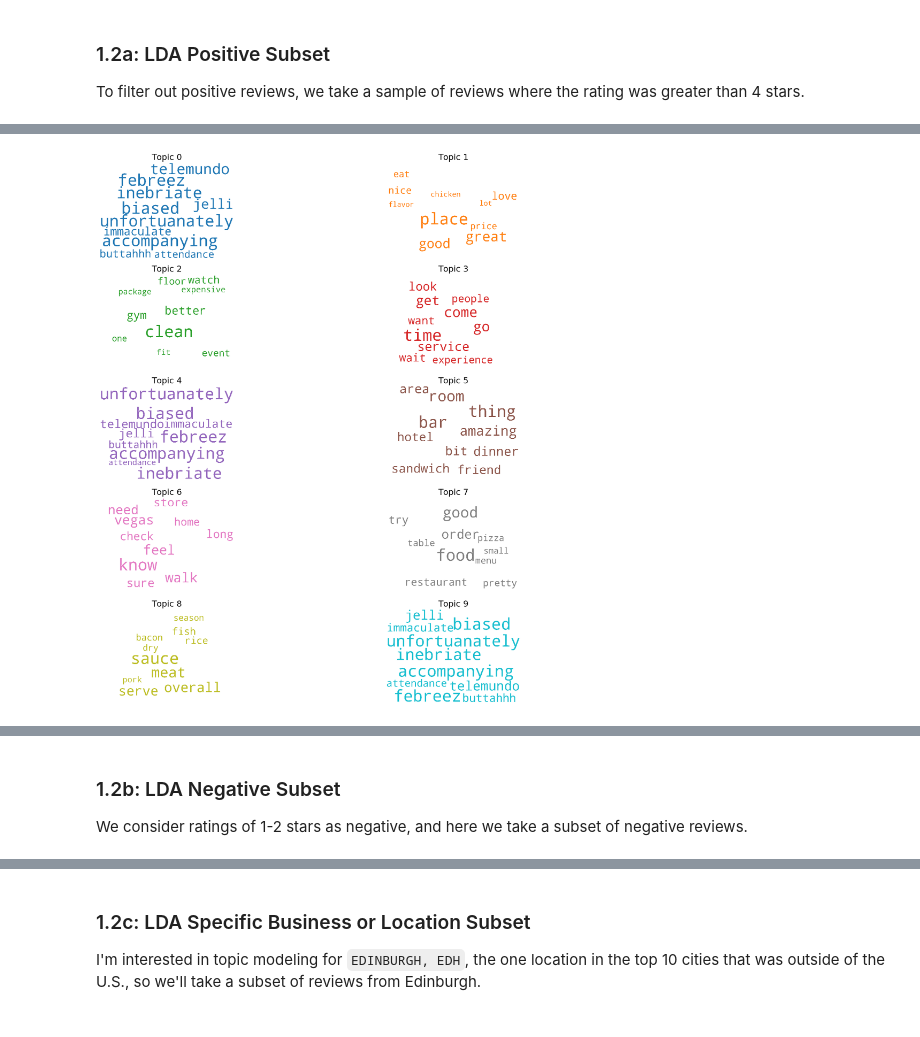
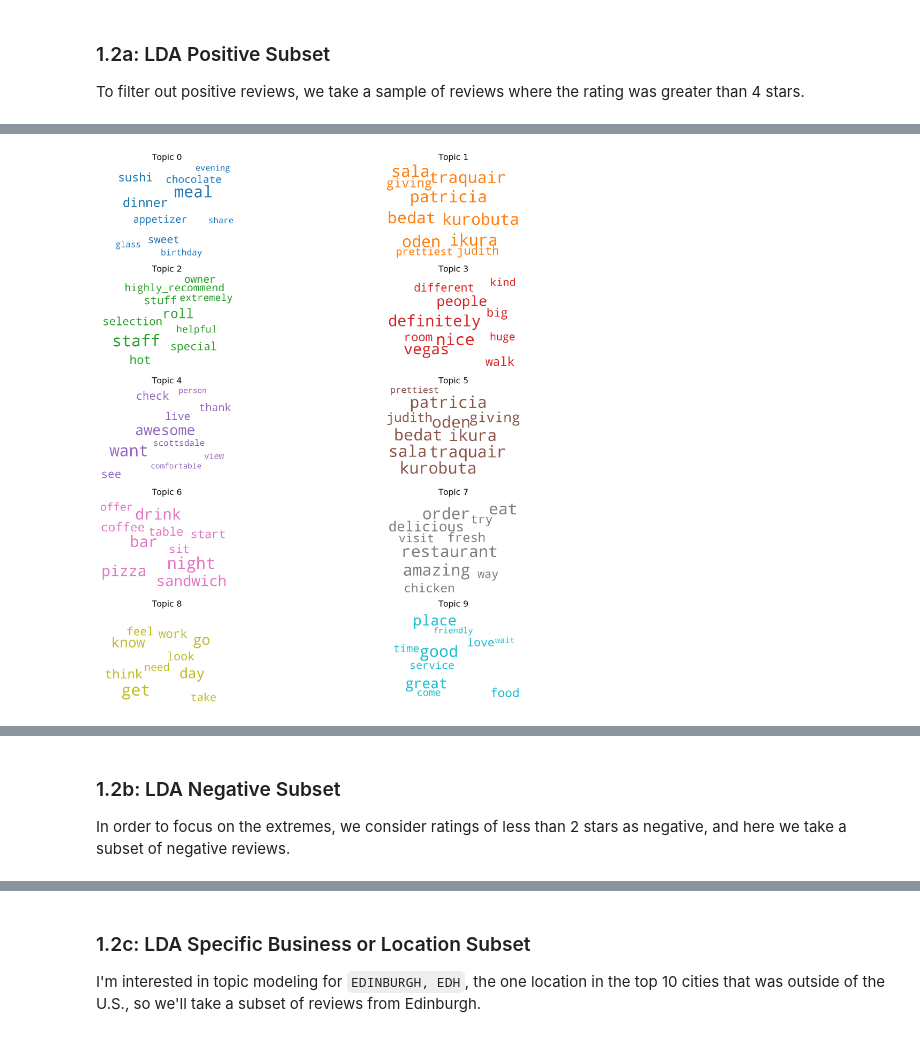
Before and after one commit to jonchang03/cs598-dm-capstone, a Jupyter notebook: task1/Task1.ipynb, the cells around one changed output, grey strips where cells are left out. Saved outputs shown, nothing was run; the diff lists cells and outputs as text; code cells hidden in the pictures.

```diff
--- a/task1/Task1.ipynb
+++ b/task1/Task1.ipynb
@@ -352,7 +353,7 @@ for i, ax in enumerate(axes.flatten()):
     ax_twin = ax.twinx()
     ax_twin.bar(x='word', height="importance", data=df.loc[df.topic_id==i, :], color=cols[i], width=0.2, label='Weights')
     ax.set_ylabel('Word Count', color=cols[i])
-    ax_twin.set_ylim(0, 0.065); ax.set_ylim(0, 1000000)
+    ax_twin.set_ylim(0, 0.075); ax.set_ylim(0, 1000000)
     ax.set_title('Topic: ' + str(i), color=cols[i], fontsize=10)
     ax.tick_params(axis='y', left=False)
     ax.set_xticklabels(df.loc[df.topic_id==i, 'word'], rotation=30, horizontalalignment= 'right')
@@ -429,0 +417,22 @@ Wall time: 1min 6s
+# %%
+%%time
+positive_reviews = reviews[reviews['stars'] > 4]
+positive_sample = positive_reviews.sample(n=SAMPLE_SIZE, random_state=RANDOM_SEED).reset_index()
+
+# preprocessing
+data_pos = positive_sample.text.values.tolist()
+preprocessed_texts_pos = preprocess(data_pos)
+id2word_pos = corpora.Dictionary(preprocessed_texts_pos)
+corpus_pos = [id2word_pos.doc2bow(text) for text in preprocessed_texts_pos]
+
+# topic model
+lda_positive_model = gensim.models.ldamodel.LdaModel(corpus=corpus_pos,
+                                           id2word=id2word_pos,
+                                           num_topics=10,
+                                           random_state=26,
+                                           eval_every=10,
+                                           chunksize=10,
+                                           passes=10,
+                                           alpha='auto',
+                                           iterations=100,
+                                           per_word_topics=True)
@@ -430,31 +442,31 @@ Wall time: 1min 6s
 # %%
 %%time
 cloud = WordCloud(stopwords=stop_words,
                   background_color='white',
                   width=2500,
                   height=1800,
                   max_words=10,
                   colormap='tab10',
                   color_func=lambda *args, **kwargs: cols[i],
                   prefer_horizontal=1.0)
 
-topics = lda_model.show_topics(formatted=False)
+topics = lda_positive_model.show_topics(formatted=False)
 
 fig, axes = plt.subplots(5, 2, figsize=(20,15), sharex=True, sharey=True)
 
 for i, ax in enumerate(axes.flatten()):
     fig.add_subplot(ax)
     topic_words = dict(topics[i][1])
     cloud.generate_from_frequencies(topic_words, max_font_size=300)
     plt.gca().imshow(cloud)
     plt.gca().set_title('Topic ' + str(i), fontdict=dict(size=16))
     plt.gca().axis('off')
 
 
 plt.subplots_adjust(wspace=0, hspace=0)
 plt.axis('off')
 plt.margins(x=0, y=0)
 plt.tight_layout()
 plt.show()
 # %% [output]
-[figure, old version]
+[figure, new version]
@@ -463,3 +475,3 @@ Wall time: 13.9 s
 # %% [markdown]
 ### 1.2b: LDA Negative Subset
-We consider ratings of 1-2 stars as negative, and here we take a subset of negative reviews.
+In order to focus on the extremes, we consider ratings of less than 2 stars as negative, and here we take a subset of negative reviews.
```
Also changed, not shown: parts of 23 cells of this notebook.
